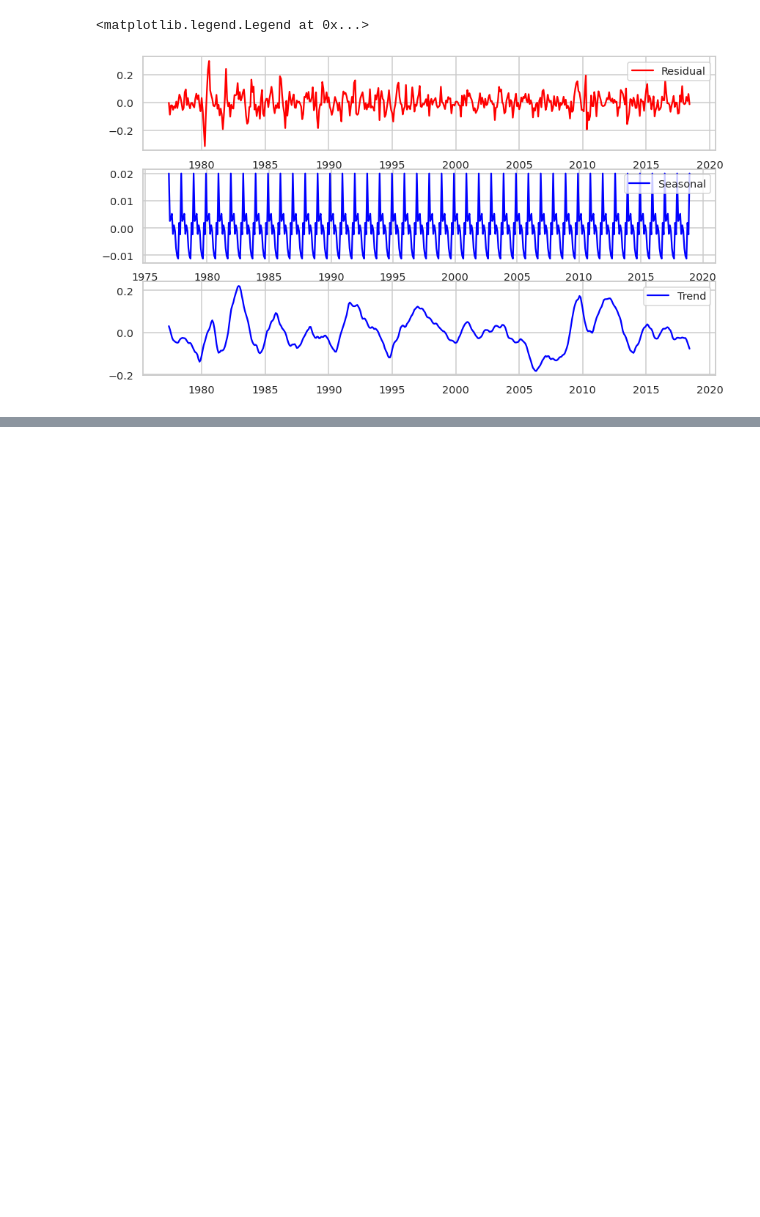
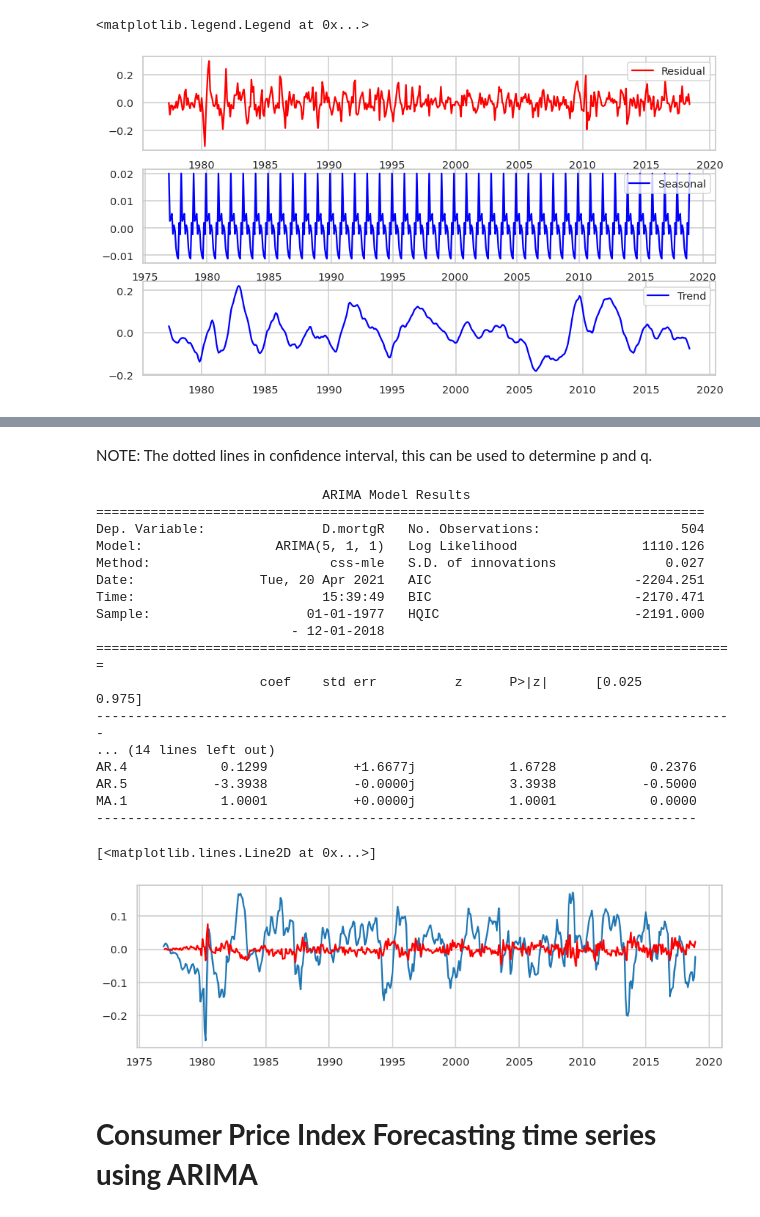
Before and after one commit to aiwithvd/Factors-can-influence-residentail-house-price, a Jupyter notebook: Experiment_notebook_for_house_supply_and_demand_in_housing_market.ipynb, the cells around one changed output, grey strips where cells are left out. Saved outputs shown, nothing was run; the diff lists cells and outputs as text; code cells hidden in the pictures; blank space fills up the shorter version.

```diff
--- a/Experiment_notebook_for_house_supply_and_demand_in_housing_market.ipynb
+++ b/Experiment_notebook_for_house_supply_and_demand_in_housing_market.ipynb
@@ -1283,0 +1441,31 @@ ax[2].legend(loc = 'best')
+# %% [markdown]
+NOTE: The dotted lines in confidence interval, this can be used to determine p and q.
+# %%
+model_mortgage_rate = ARIMA(st1_dif, order = (5,1,1))
+model_fit_mortgage_rate = model_mortgage_rate.fit(disp=5)
+print(model_fit_mortgage_rate.summary())
+plt.figure(figsize=(14,4))
+plt.plot(st1_dif)
+plt.plot(model_fit_mortgage_rate.fittedvalues,color = 'r')
+# %% [output]
+                             ARIMA Model Results
+==============================================================================
+Dep. Variable:               D.mortgR   No. Observations:                  504
+Model:                 ARIMA(5, 1, 1)   Log Likelihood                1110.126
+Method:                       css-mle   S.D. of innovations              0.027
+Date:                Tue, 20 Apr 2021   AIC                          -2204.251
+Time:                        15:39:49   BIC                          -2170.471
+Sample:                    01-01-1977   HQIC                         -2191.000
+                         - 12-01-2018
+==================================================================================
+                     coef    std err          z      P>|z|      [0.025      0.975]
+----------------------------------------------------------------------------------
+... (14 lines left out)
+AR.4            0.1299           +1.6677j            1.6728            0.2376
+AR.5           -3.3938           -0.0000j            3.3938           -0.5000
+MA.1            1.0001           +0.0000j            1.0001            0.0000
+-----------------------------------------------------------------------------
+[<matplotlib.lines.Line2D at 0x...>]
+[figure, added]
+# %% [markdown]
+# **Consumer Price Index Forecasting time series using ARIMA**
```
Also changed, not shown: parts of 37 cells of this notebook.
